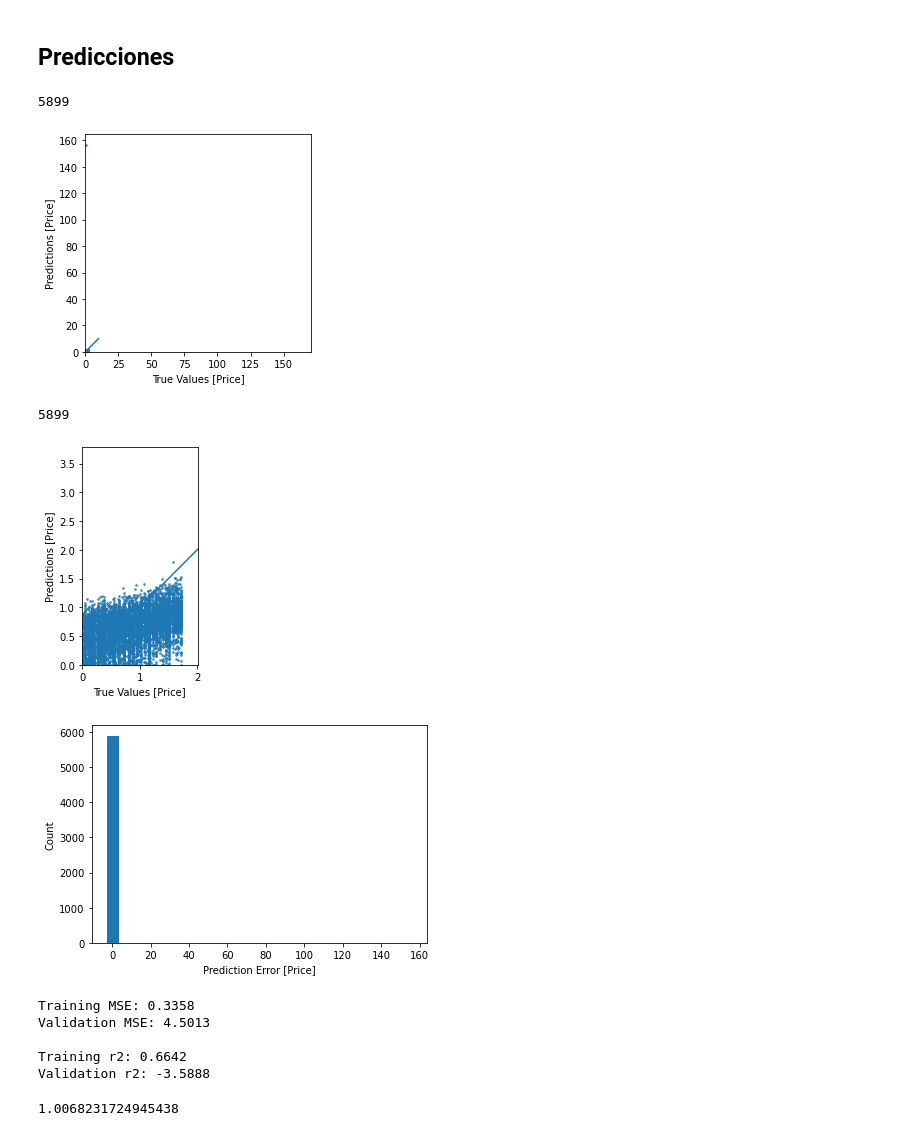
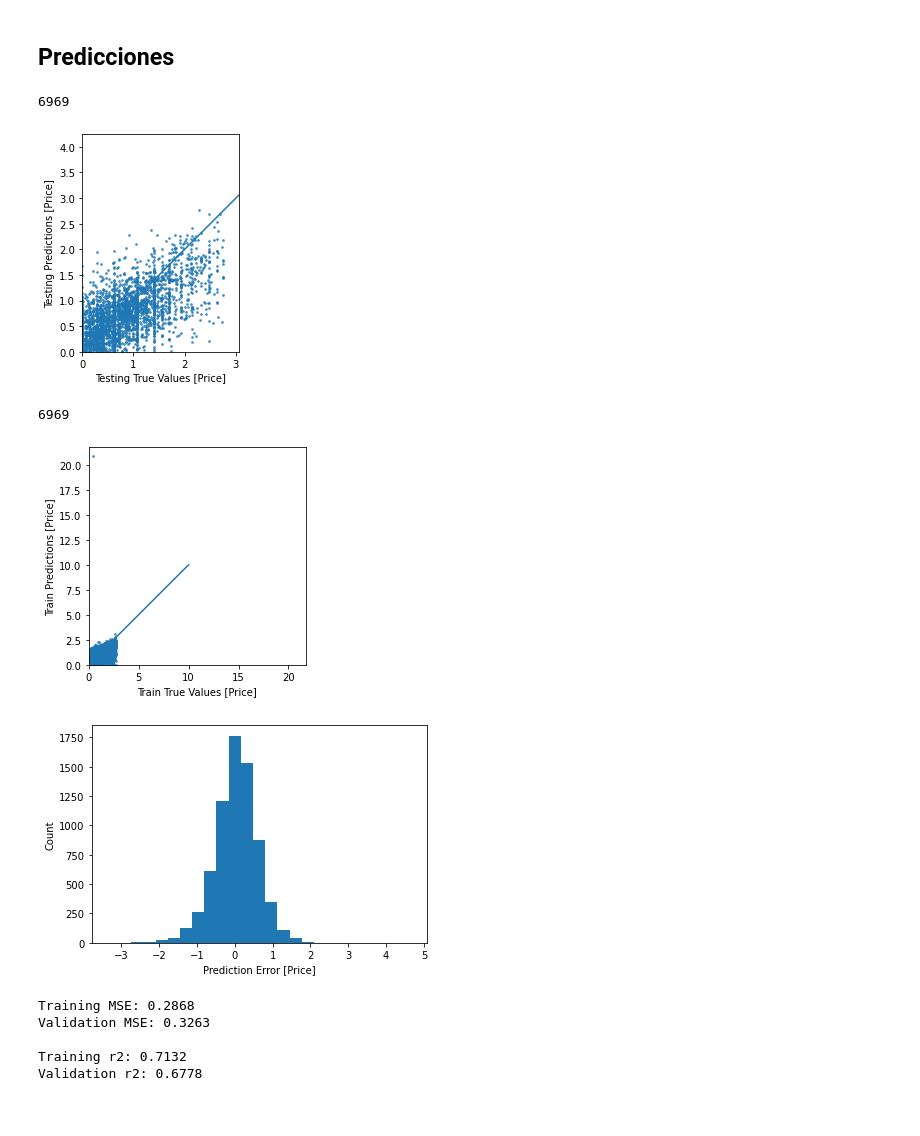
Before and after one commit to anmarphy/Airbnb-Deep-Learning-Pricing-Model, a Jupyter notebook: New York/Modelo de Pricing.ipynb, the cells around one changed output. Saved outputs shown, nothing was run; the diff lists cells and outputs as text; code cells hidden in the pictures.

Commit message:
Testing new ann

```diff
--- a/New York/Modelo de Pricing.ipynb
+++ b/New York/Modelo de Pricing.ipynb
@@ -81,6 +93,6 @@ max      10000.000000
 Name: price, dtype: float64
 # %%
-dataset=dataset[(dataset['price']>0)&(dataset['price']<200)]
+dataset=dataset[(dataset['price']>0)&(dataset['price']<600)]
 # %%
 dataset.head(3)
 # %% [output]
@@ -193,18 +191,16 @@ sns.displot(test_labels)
 # %%
 # ,kernel_regularizer=regularizers.l2(0.05)
-# La mejor que llevo es 256, 128, 16, dropout 0.1 y sin regularizador
+# La mejor que llevo es 512, 256, 32, dropout 0.1 y sin regularizador
 def build_model():
   model = keras.Sequential([
-    layers.Dense(128, activation='relu',input_shape=[len(normed_train_data.keys())]),
-    layers.Dropout(0.3),
-    layers.Dense(128, activation='relu'),
-    #layers.Dense(64, activation='relu'),
+    layers.Dense(512, activation='relu',input_shape=[len(normed_train_data.keys())]),
     layers.Dropout(0.1),
+    layers.Dense(256, activation='relu'),
     layers.Dense(32, activation='relu'),
     layers.Dense(1)
   ])
 
-  optimizer=Adam(0.001)
+  optimizer=Adam(0.00001)
 
   model.compile(loss='mse',
                 optimizer=optimizer,
@@ -265,7 +259,7 @@ class PrintDot(keras.callbacks.Callback):
     if epoch % 100 == 0: print('')
     print('.', end='')
 
-EPOCHS = 250
+EPOCHS = 150
 
 history = model.fit(
   normed_train_data, train_labels,
@@ -324,10 +316,0 @@ plot_history(history)
-# %%
-model = build_model()
-
-# The patience parameter is the amount of epochs to check for improvement
-early_stop = keras.callbacks.EarlyStopping(monitor='val_loss', patience=10)
-
-history = model.fit(normed_train_data, train_labels, epochs=EPOCHS,
-                    validation_split = 0.2, verbose=0, callbacks=[early_stop, PrintDot()])
-
-plot_history(history)
@@ -347,38 +326,38 @@ Testing set Mean Abs Error:  0.51
 # %%
 test_predictions = model.predict(normed_test_data).flatten()
 print(len(test_predictions))
 plt.scatter(test_labels, test_predictions,alpha=0.7,s=3)
-plt.xlabel('True Values [Price]')
-plt.ylabel('Predictions [Price]')
+plt.xlabel('Testing True Values [Price]')
+plt.ylabel('Testing Predictions [Price]')
 plt.axis('equal')
 plt.axis('square')
 plt.xlim([0,plt.xlim()[1]])
 plt.ylim([0,plt.ylim()[1]])
-_ = plt.plot([-10, 10], [-10, 10]) #El modelo subestima para precios mayores a 200 dolares
+_ = plt.plot([-10, 10], [-10, 10])
 # %% [output]
-5899
+6969
-[figure, old version]
+[figure, new version]
 # %%
 train_predictions = model.predict(normed_train_data).flatten()
 print(len(test_predictions))
 plt.scatter(train_labels, train_predictions,alpha=0.7,s=3)
-plt.xlabel('True Values [Price]')
-plt.ylabel('Predictions [Price]')
+plt.xlabel('Train True Values [Price]')
+plt.ylabel('Train Predictions [Price]')
 plt.axis('equal')
 plt.axis('square')
 plt.xlim([0,plt.xlim()[1]])
-plt.ylim([0,plt.ylim()[1]])
+plt.ylim([0,plt.xlim()[1]])
 _ = plt.plot([-10, 10], [-10, 10])
 # %% [output]
-5899
+6969
-[figure, old version]
+[figure, new version]
 # %%
 error = test_predictions - test_labels
 plt.hist(error, bins = 25)
 plt.xlabel("Prediction Error [Price]")
 _ = plt.ylabel("Count")
 # %% [output]
-[figure, old version]
+[figure, new version]
 # %%
 y_test_pred = model.predict(normed_test_data)
 y_train_pred = model.predict(normed_train_data)
@@ -387,12 +366,8 @@ print("Validation MSE:", round(mean_squared_error(test_labels, y_test_pred),4))
 print("\nTraining r2:", round(r2_score(train_labels, y_train_pred),4))
 print("Validation r2:", round(r2_score(test_labels, y_test_pred),4))
 # %% [output]
-Training MSE: 0.3358
-Validation MSE: 4.5013
+Training MSE: 0.2868
+Validation MSE: 0.3263
 
-Training r2: 0.6642
-Validation r2: -3.5888
+Training r2: 0.7132
+Validation r2: 0.6778
-# %%
-math.exp(0.0068)
-# %% [output]
-1.0068231724945438
```
Also changed, not shown: parts of 34 cells of this notebook.
